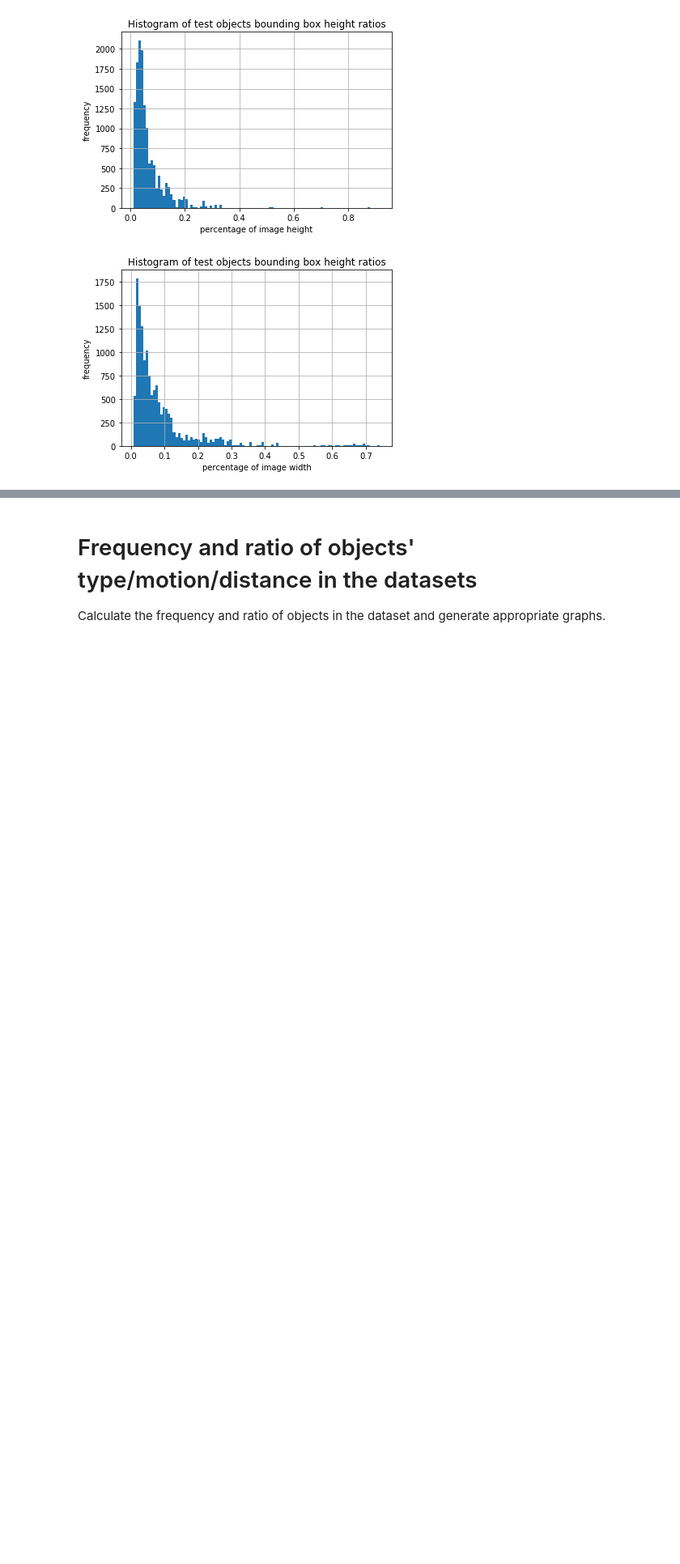
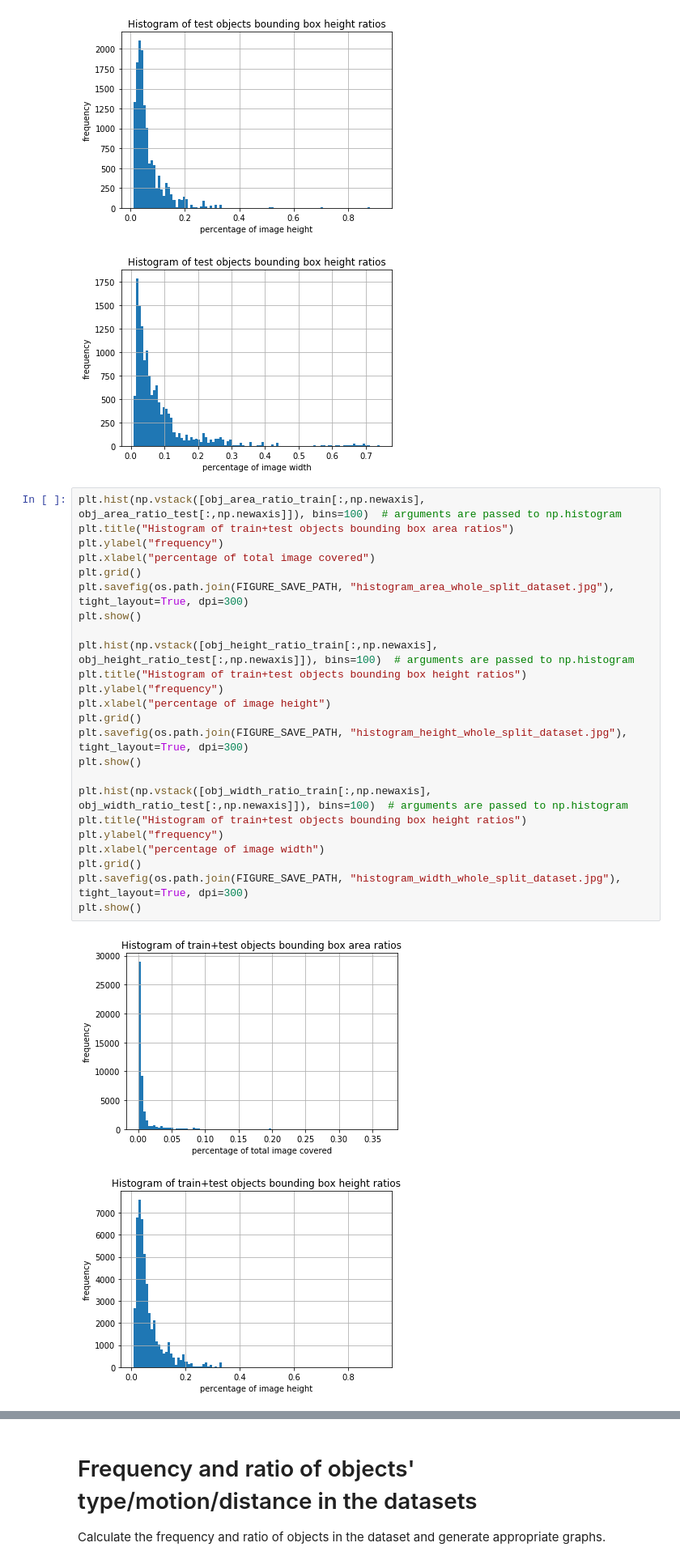
Before and after one commit to tilemmpon/Singapore-Maritime-Dataset-Frames-Ground-Truth-Generation-and-Statistics, a Jupyter notebook: Singapore_maritime_dataset_statistics_split_dataset.ipynb, the cells around one changed output, grey strips where cells are left out. Shown at 81% size. Drawn from its saved outputs; the diff is of its cells as text; blank space fills up the shorter version.

```diff
--- a/Singapore_maritime_dataset_statistics_split_dataset.ipynb
+++ b/Singapore_maritime_dataset_statistics_split_dataset.ipynb
@@ -292,3 +273,30 @@ plt.show()
 [figure]
 [figure]
 [figure]
+# %%
+plt.hist(np.vstack([obj_area_ratio_train[:,np.newaxis], obj_area_ratio_test[:,np.newaxis]]), bins=100)  # arguments are passed to np.histogram
+plt.title("Histogram of train+test objects bounding box area ratios")
+plt.ylabel("frequency")
+plt.xlabel("percentage of total image covered")
+plt.grid()
+plt.savefig(os.path.join(FIGURE_SAVE_PATH, "histogram_area_whole_split_dataset.jpg"), tight_layout=True, dpi=300)
+plt.show()
+
+plt.hist(np.vstack([obj_height_ratio_train[:,np.newaxis], obj_height_ratio_test[:,np.newaxis]]), bins=100)  # arguments are passed to np.histogram
+plt.title("Histogram of train+test objects bounding box height ratios")
+plt.ylabel("frequency")
+plt.xlabel("percentage of image height")
+plt.grid()
+plt.savefig(os.path.join(FIGURE_SAVE_PATH, "histogram_height_whole_split_dataset.jpg"), tight_layout=True, dpi=300)
+plt.show()
+
+plt.hist(np.vstack([obj_width_ratio_train[:,np.newaxis], obj_width_ratio_test[:,np.newaxis]]), bins=100)  # arguments are passed to np.histogram
+plt.title("Histogram of train+test objects bounding box height ratios")
+plt.ylabel("frequency")
+plt.xlabel("percentage of image width")
+plt.grid()
+plt.savefig(os.path.join(FIGURE_SAVE_PATH, "histogram_width_whole_split_dataset.jpg"), tight_layout=True, dpi=300)
+plt.show()
+# %% [output]
+[figure, added]
+[figure, added]
```
Also changed, not shown: parts of 13 cells of this notebook.
